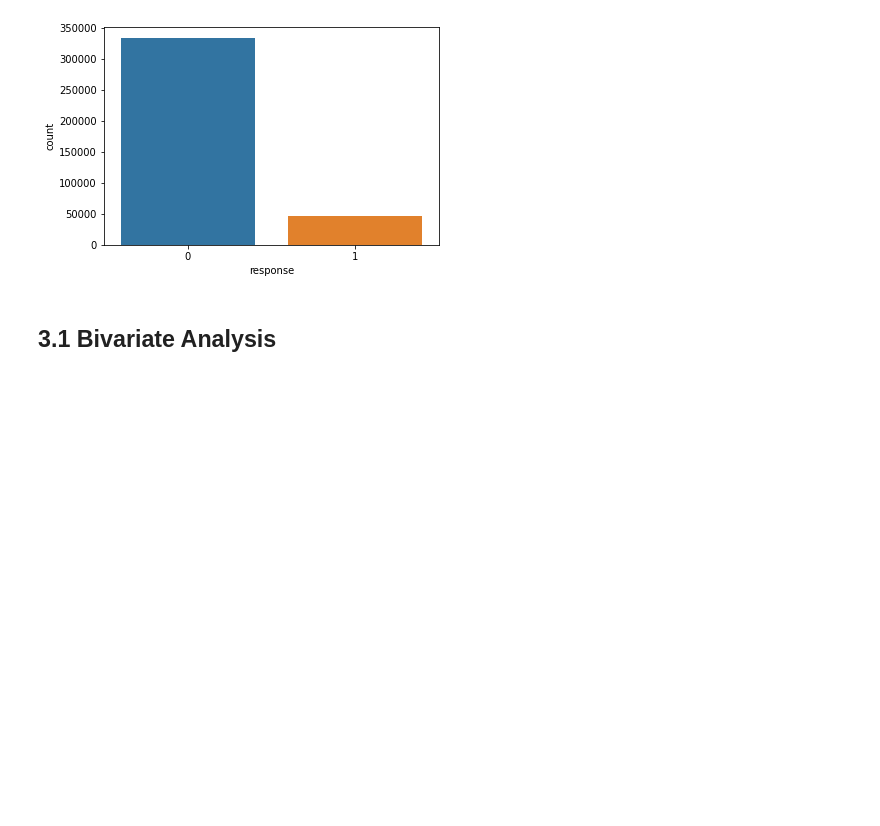
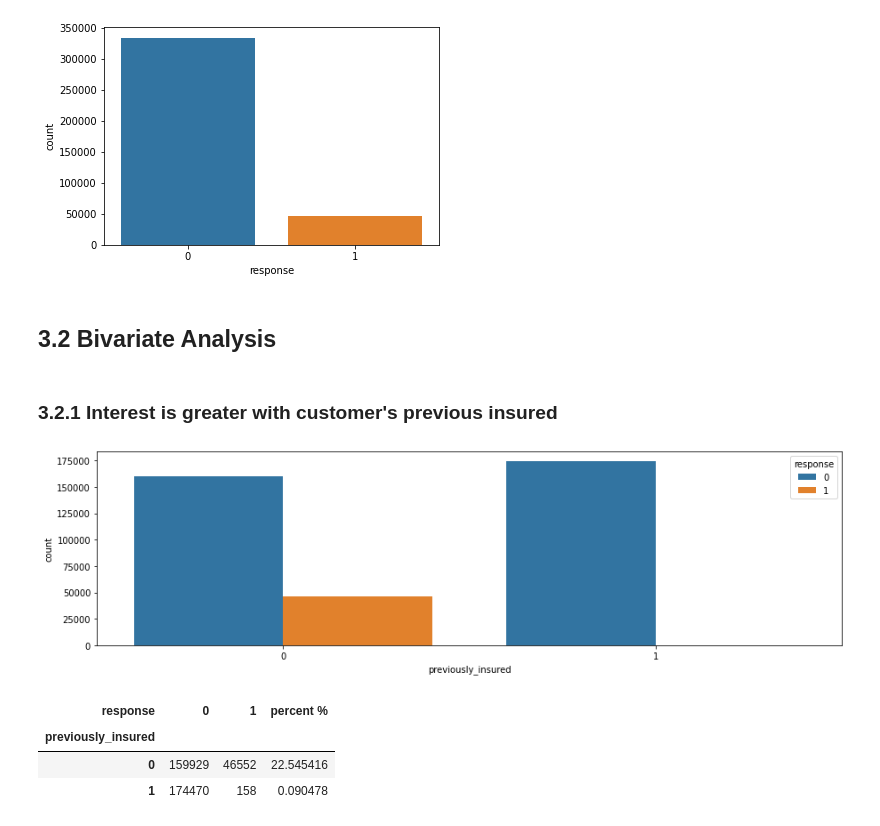
Before and after one commit to LessioGuilherme/pa004_health_insurance_cross_sell, a Jupyter notebook: pa004_health_insurance_cross_sell_sprint03.ipynb, the cells around one changed output. Saved outputs shown, nothing was run; the diff lists cells and outputs as text; code cells hidden in the pictures; blank space fills up the shorter version.

```diff
--- a/pa004_health_insurance_cross_sell_sprint03.ipynb
+++ b/pa004_health_insurance_cross_sell_sprint03.ipynb
@@ -744,4 +744,20 @@ sns.countplot('response', data=df3);
 # %% [output]
 [figure]
 # %% [markdown]
-## 3.1 Bivariate Analysis
+## 3.2 Bivariate Analysis
+# %% [markdown]
+### 3.2.1 Interest is greater with customer's previous insured
+# %%
+fig, axs = plt.subplots( figsize = (15,4))
+sns.countplot(df3['previously_insured'], hue=df3['response']);
+# %% [output]
+[figure, added]
+# %%
+aux15 = pd.crosstab(df3['previously_insured'], df3['response'])
+aux15['percent %'] = aux15[1]/(aux15[0]+aux15[1])*100
+aux15
+# %% [output]
+| response | 0 | 1 | percent % |
+| previously_insured |  |  |  |
+| 0 | 159929 | 46552 | 22.545416 |
+| 1 | 174470 | 158 | 0.090478 |
```
Also changed, not shown: parts of 18 cells of this notebook.
